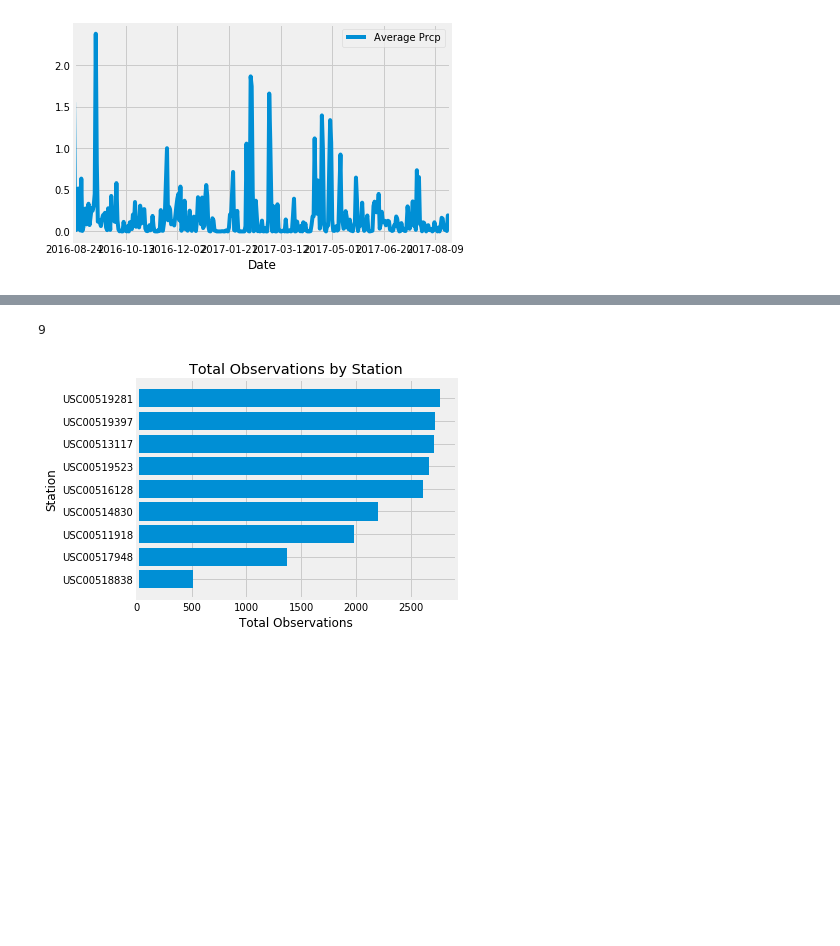
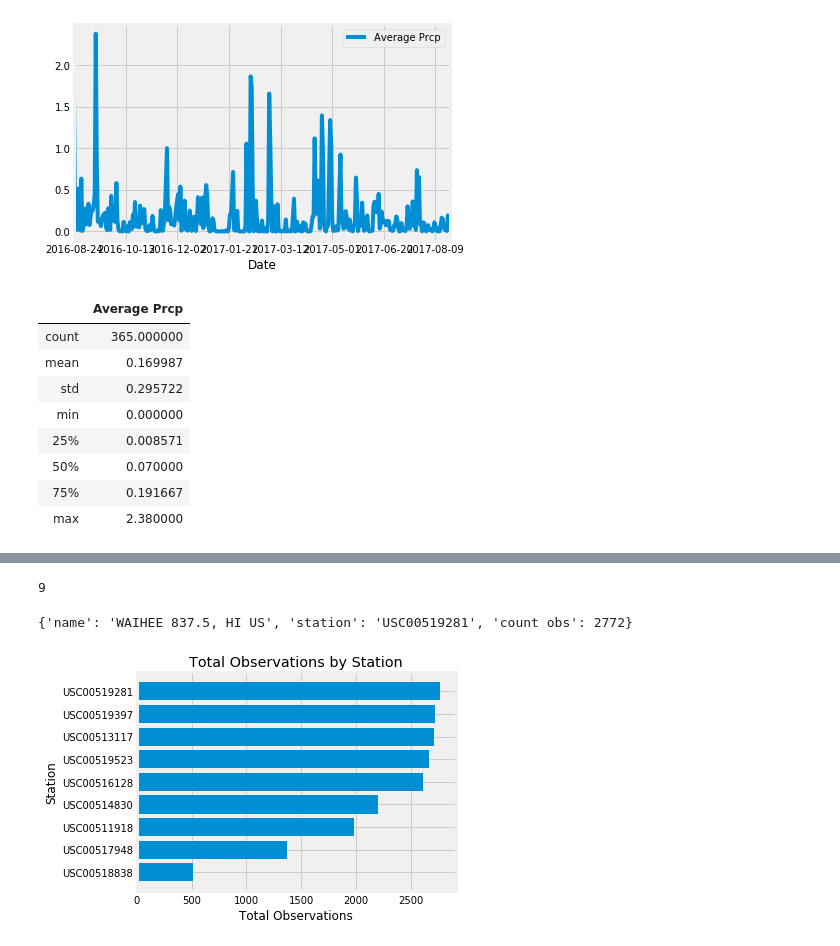
Before and after one commit to ethanemartin95/sqlalchemy-challenge, a Jupyter notebook: climate_starter.ipynb, the cells around one changed output, grey strips where cells are left out. Cells and saved outputs as stored; diff of their text form; code cells hidden in the pictures; blank space fills up the shorter version.

```diff
--- a/climate_starter.ipynb
+++ b/climate_starter.ipynb
@@ -186,6 +186,18 @@ prcp_overtime_df.plot.line()
 [figure]
 # %%
 # Use Pandas to calcualte the summary statistics for the precipitation data
+
+prcp_overtime_df.describe()
+# %% [output]
+|  | Average Prcp |
+| count | 365.000000 |
+| mean | 0.169987 |
+| std | 0.295722 |
+| min | 0.000000 |
+| 25% | 0.008571 |
+| 50% | 0.070000 |
+| 75% | 0.191667 |
+| max | 2.380000 |
 # %% [markdown]
 ![describe](Images/describe.png)
 # %%
@@ -198,6 +210,22 @@ count_stations
 # %%
 # What are the most active stations? (i.e. what stations have the most rows)?
 # List the stations and the counts in descending order.
+station_name = session.query(Station.name, Measurement.station, func.count(Measurement.tobs)).\
+    filter(Measurement.station == Station.station).\
+    group_by(Measurement.station).\
+    order_by(func.count(Measurement.tobs))
+
+# station_name[6]
+
+for name, station, count in station_name:
+    station_dict = {}
+    station_dict["name"] = name
+    station_dict["station"] = station
+    station_dict["count obs"] = count
+
+print(station_dict)
+# %% [output]
+{'name': 'WAIHEE 837.5, HI US', 'station': 'USC00519281', 'count obs': 2772}
 # %%
 station_observations = session.query(Measurement.station, func.count(Measurement.tobs))\
             .group_by(Measurement.station).order_by(func.count(Measurement.tobs))
```
Also changed, not shown: parts of 2 cells of this notebook, 1 other file.
